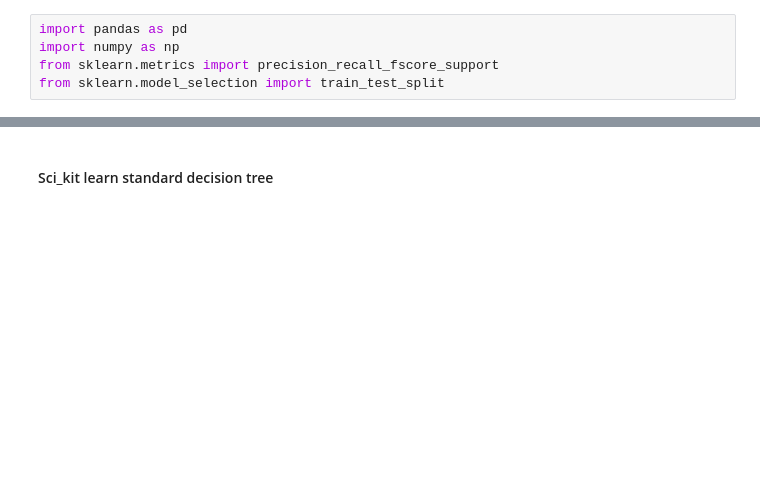
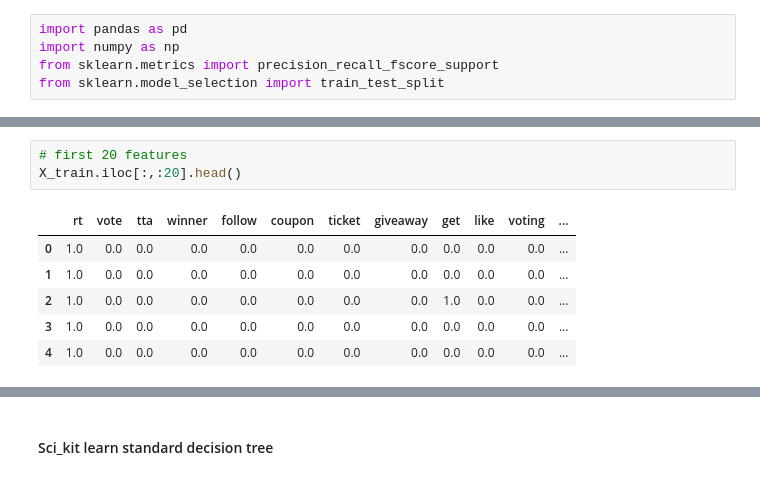
Before and after one commit to social-info-lab/E2-CS690F-F2023, a Jupyter notebook: GOSDT/poll_gosdt.ipynb, the cells around one changed output, grey strips where cells are left out. Cells and saved outputs as stored; diff of their text form; blank space fills up the shorter version.

```diff
--- a/GOSDT/poll_gosdt.ipynb
+++ b/GOSDT/poll_gosdt.ipynb
@@ -27,3 +34,13 @@ y_train, y_test = pd.DataFrame(y_train, columns=['relevant']), pd.DataFrame(y_te
+# %%
+# first 20 features
+X_train.iloc[:,:20].head()
+# %% [output]
+|  | rt | vote | tta | winner | follow | coupon | ticket | giveaway | get | like | voting | ... |
+| 0 | 1.0 | 0.0 | 0.0 | 0.0 | 0.0 | 0.0 | 0.0 | 0.0 | 0.0 | 0.0 | 0.0 | ... |
+| 1 | 1.0 | 0.0 | 0.0 | 0.0 | 0.0 | 0.0 | 0.0 | 0.0 | 0.0 | 0.0 | 0.0 | ... |
+| 2 | 1.0 | 0.0 | 0.0 | 0.0 | 0.0 | 0.0 | 0.0 | 0.0 | 1.0 | 0.0 | 0.0 | ... |
+| 3 | 1.0 | 0.0 | 0.0 | 0.0 | 0.0 | 0.0 | 0.0 | 0.0 | 0.0 | 0.0 | 0.0 | ... |
+| 4 | 1.0 | 0.0 | 0.0 | 0.0 | 0.0 | 0.0 | 0.0 | 0.0 | 0.0 | 0.0 | 0.0 | ... |
 # %%
 """GitHub GOSDT key params:
     regularization -- Note: We highly recommend setting the regularization to a value larger than 1/num_samples.
```
Also changed, not shown: parts of 10 cells of this notebook, 1 other file.
